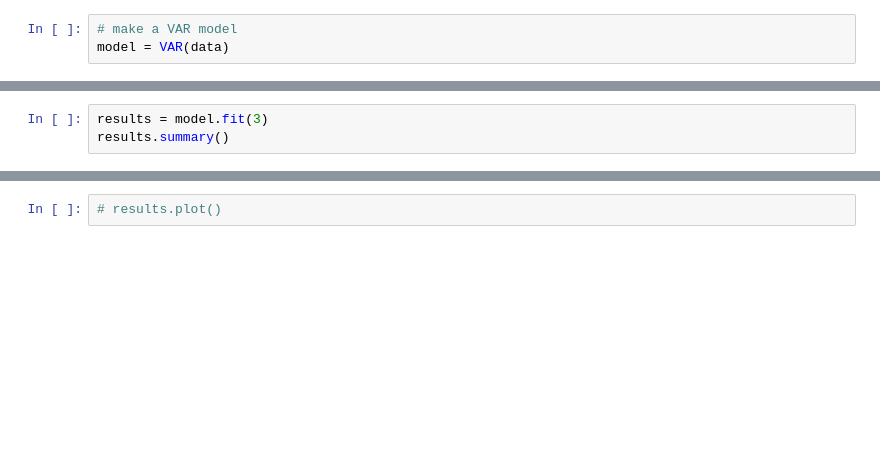
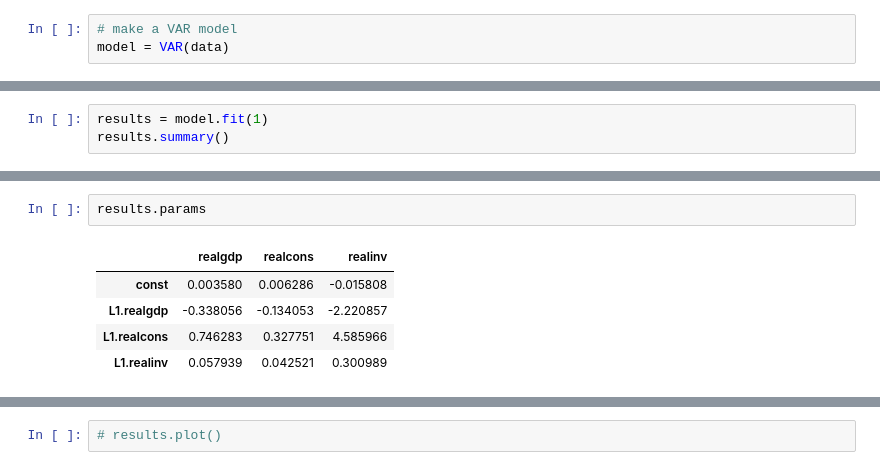
Before and after one commit to jslr1997/ECOG2046, a Jupyter notebook: notebooks/8_VAR.ipynb, the cells around one changed output, grey strips where cells are left out. Drawn from its saved outputs; the diff is of its cells as text; blank space fills up the shorter version.

```diff
--- a/notebooks/8_VAR.ipynb
+++ b/notebooks/8_VAR.ipynb
@@ -68,3 +110,3 @@ model.select_order(maxlags=12).summary()
 # %%
-results = model.fit(3)
+results = model.fit(1)
 results.summary()
@@ -70,0 +131,8 @@ results.summary()
+# %%
+results.params
+# %% [output]
+|  | realgdp | realcons | realinv |
+| const | 0.003580 | 0.006286 | -0.015808 |
+| L1.realgdp | -0.338056 | -0.134053 | -2.220857 |
+| L1.realcons | 0.746283 | 0.327751 | 4.585966 |
+| L1.realinv | 0.057939 | 0.042521 | 0.300989 |
```
Also changed, not shown: parts of 10 cells of this notebook.
